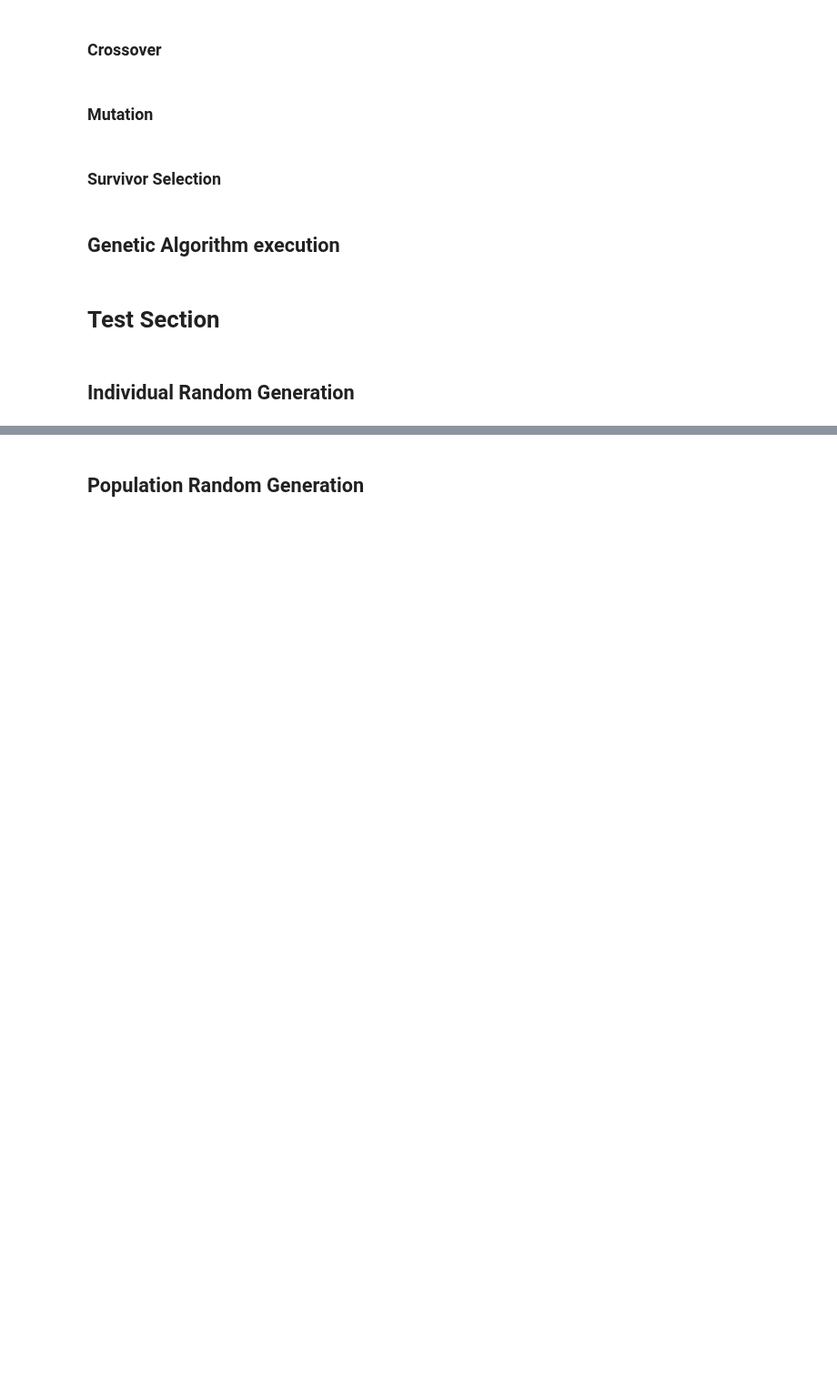
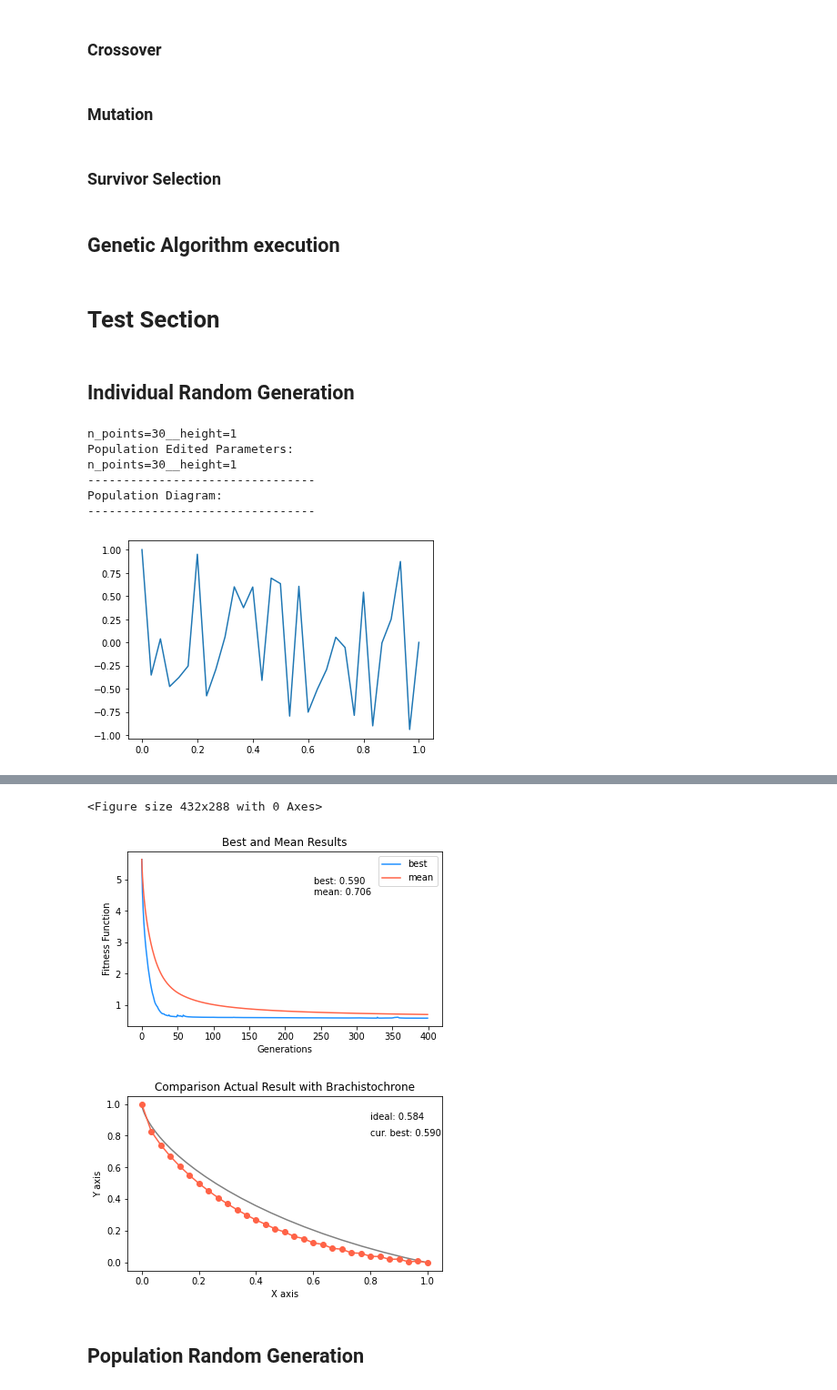
Before and after one commit to MarshaGomez/F5-MOEA-Variations, a Jupyter notebook: examples/Single_Objective_Brachistochrone.ipynb, the cells around one changed output, grey strips where cells are left out. Shown at 91% size. Cells and saved outputs as stored; diff of their text form; code cells hidden in the pictures; blank space fills up the shorter version.

```diff
--- a/examples/Single_Objective_Brachistochrone.ipynb
+++ b/examples/Single_Objective_Brachistochrone.ipynb
@@ -174,25 +166,12 @@ class Individual():
 
   def __init__(self, n_points=n_points, height=height, **kwargs):
     self.n_segments = n_points
-    self.n_pts = n_points+1
+    self.n_points = n_points+1
     self.width = 1.0
     self.height = height
     self.y = [self.height]
     self.x = [0]
     self.delta_x = self.width/self.n_segments
-
-    self.sameness_thresh = kwargs.get('sameness_thresh', 1*10.0**(-5))
-
-    self.same_thresh_decay_steps = kwargs.get('same_thresh_decay_steps', None)
-
-    if self.same_thresh_decay_steps is None:
-        self.same_thresh_decay_factor = 1.0
-    else:
-        self.same_thresh_decay_factor = (10.0**-4)**(1.0/self.same_thresh_decay_steps)
-
-    self.mutate_strength_height_frac = kwargs.get('mutate_strength_height_frac', 1/20.0)
-    self.mutate_strength = self.height*self.mutate_strength_height_frac
-    self.mutate_all_chance = kwargs.get('mutate_all_chance', 0.0)
 
     for i in range(self.n_segments-1):
         self.x.append((i+1)*self.delta_x)
@@ -217,14 +196,14 @@ Creating a Population with n-random Individuals
 # %%
 class Population():
 
-  def __init__(self, individual_class=Individual, n_population=n_population, **kwargs):
+  def __init__(self, individual_class=Individual, n_individuals=n_individuals, **kwargs):
     self.kwargs_str = '__'.join(['{}={}'.format(x[0], x[1]) for x in kwargs.items()])
     print(self.kwargs_str)
 
     self.individual_class = individual_class
     self.class_name = individual_class.__name__
-    self.n_population = n_population
-    self.population = [[self.createNewIndivid(**kwargs), 0] for i in range(self.n_population)]
+    self.n_individuals = n_individuals
+    self.population = [[self.createNewIndivid(**kwargs), 0] for i in range(self.n_individuals)]
     self.sorted_population = None
 
     if (show_info):
@@ -254,7 +233,10 @@ class Fitness():
   global show_info
 
   def __init__(self, population=Population, **kwargs):
-    self.population = population
+    self.population = deepcopy(population)
+
+  def __del__(self):
+    print("Destructor called")
 
   def getBestCurve(self, individual):
     w = individual.width
@@ -267,7 +249,7 @@ class Fitness():
 
     a = w/(t-sin(t))
 
-    t_range = np.linspace(0,t,individual.n_pts)
+    t_range = np.linspace(0,t,individual.n_points)
 
     x = lambda t: a*(t-np.sin(t))
     y = lambda t: h + a*(np.cos(t)-1)
@@ -684,16 +737,14 @@ class GeneticAlgorithm():
 # %% [markdown]
 ## Individual Random Generation
 # %%
-'''
-individual = Individual(n_points=n_points, height=height)
-plt.plot(individual.x, individual.y)
-plt.title('Individual. Random Generation')
-plt.show()
+population = Population(Individual, n_individuals=1, n_points=n_points, height=height)
+individual = population.population[0][0]
+
+fitness = Fitness(population)
+fitness.getBestCurve(individual)
+
 
 y = torch.tensor(individual.y[1:-1], requires_grad=True)
-
-fitness = Fitness(individual)
-fitness.getBestCurve(individual)
 
 adam_optimizer = optim.RMSprop([y])
 
@@ -720,32 +771,38 @@ for t in range(n_generations):
     adam_optimizer.zero_grad()
     J.backward()
     adam_optimizer.step()
 
 
 plt.savefig(f'{misc_runs_dir}.png')
 
 
 if show_info:
   print('\n-------------------------------------')
 
   fig, axes = plt.subplots(2,1,figsize=(6,8))
   plt.subplots_adjust(left=0.1,
                     bottom=0.1,
                     right=0.9,
                     top=0.9,
                     wspace=0.4,
                     hspace=0.4)
   ax_FF = axes[0]
   ax_state = axes[1]
   fitness.plotFitnessFunction(ax_FF, best, mean)
   fitness.plotState(individual, ax_state, width, height, color='tomato', plot_sol=True, plot_label=True)
 
   fig.canvas.draw()
 
 
 if save_gif:
     fp_in = gif_dir + "/*.png"
     fp_out = gif_dir + f'/image{counter+1}.gif'
     makeImage(fp_in, fp_out)
-
-'''
+# %% [output]
+n_points=30__height=1
+Population Edited Parameters:
+n_points=30__height=1
+--------------------------------
+Population Diagram:
+--------------------------------
+[figure, added]
@@ -752,3 +826,5 @@ if save_gif:
+<Figure size 432x288 with 0 Axes>
+[figure, added]
 # %% [markdown]
 ## Population Random Generation
 # %%
```
Also changed, not shown: parts of 13 cells of this notebook.
